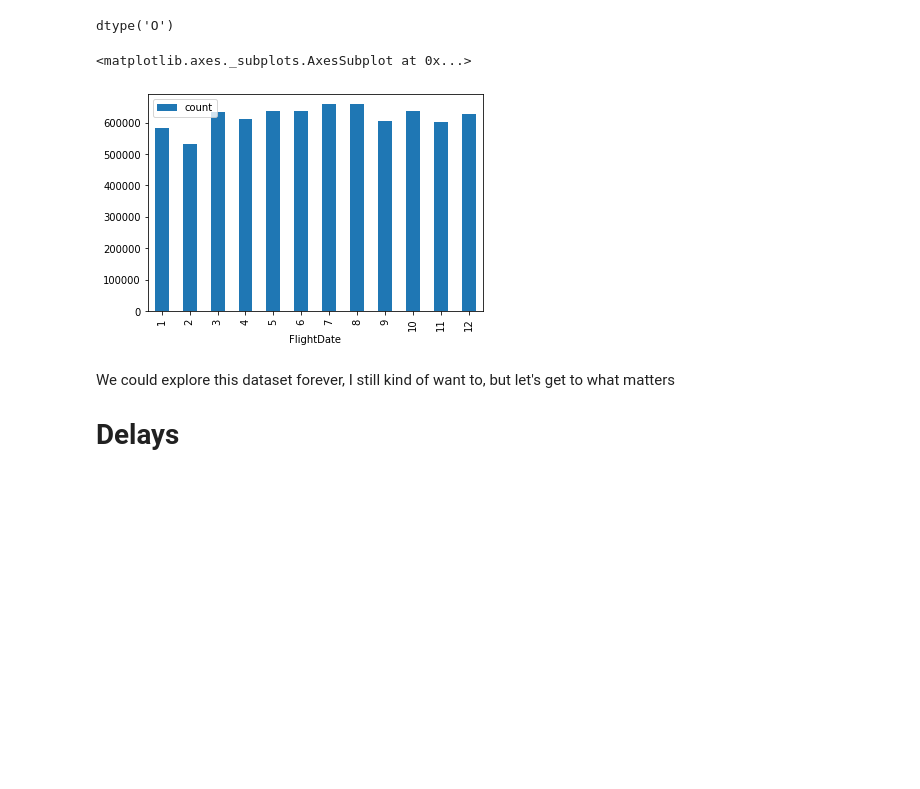
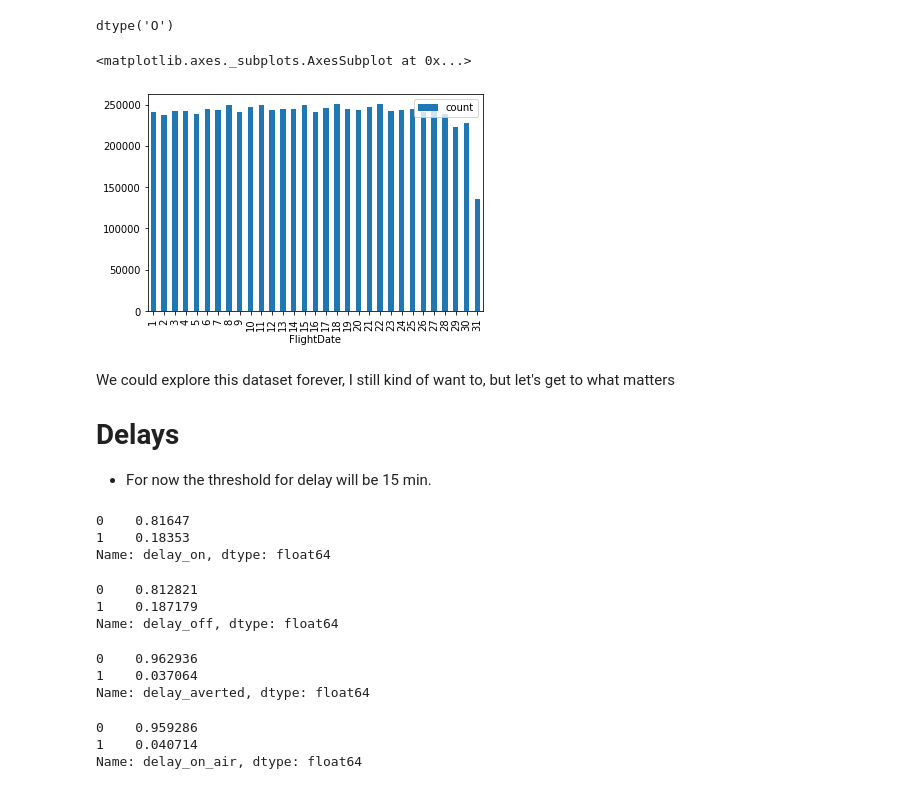
Before and after one commit to ricardozacarias/flight-delays, a Jupyter notebook: 2019-flights-eda.ipynb, the cells around one changed output. Cells and saved outputs as stored; diff of their text form; code cells hidden in the pictures; blank space fills up the shorter version.

```diff
--- a/2019-flights-eda.ipynb
+++ b/2019-flights-eda.ipynb
@@ -134,11 +201,12 @@ dtype('O')
 flights.FlightDate = pd.to_datetime(flights.FlightDate)
 # %%
 
-monthly_flights = flights.groupby(flights.FlightDate.dt.month).agg(count=('FlightDate', 'count'))
+monthly_flights = flights.groupby(flights.FlightDate.dt.day).agg(count=('FlightDate', 'count'))
 monthly_flights.plot(kind="bar")
 # %% [output]
 <matplotlib.axes._subplots.AxesSubplot at 0x...>
-[figure, old version]
+[figure, new version]
 # %% [markdown]
 We could explore this dataset forever, I still kind of want to, but let's get to what matters
 # Delays
+- For now the threshold for delay will be 15 min.
@@ -144,0 +220,28 @@ We could explore this dataset forever, I still kind of want to, but let's get to
+# %%
+# calculate total percentage of flights delayed on departure
+flights.delay_on.value_counts(normalize=True)
+# %% [output]
+0    0.81647
+1    0.18353
+Name: delay_on, dtype: float64
+# %%
+# calculate total percentage of flights delayed on arrival
+flights.delay_off.value_counts(normalize=True)
+# %% [output]
+0    0.812821
+1    0.187179
+Name: delay_off, dtype: float64
+# %%
+# calculate total percentage of flights delayed on departure but arrived on time
+flights.delay_averted.value_counts(normalize=True)
+# %% [output]
+0    0.962936
+1    0.037064
+Name: delay_averted, dtype: float64
+# %%
+# calculate total percentage of flights departed on time but arrived late
+flights.delay_on_air.value_counts(normalize=True)
+# %% [output]
+0    0.959286
+1    0.040714
+Name: delay_on_air, dtype: float64
```
Also changed, not shown: parts of 18 cells of this notebook.
